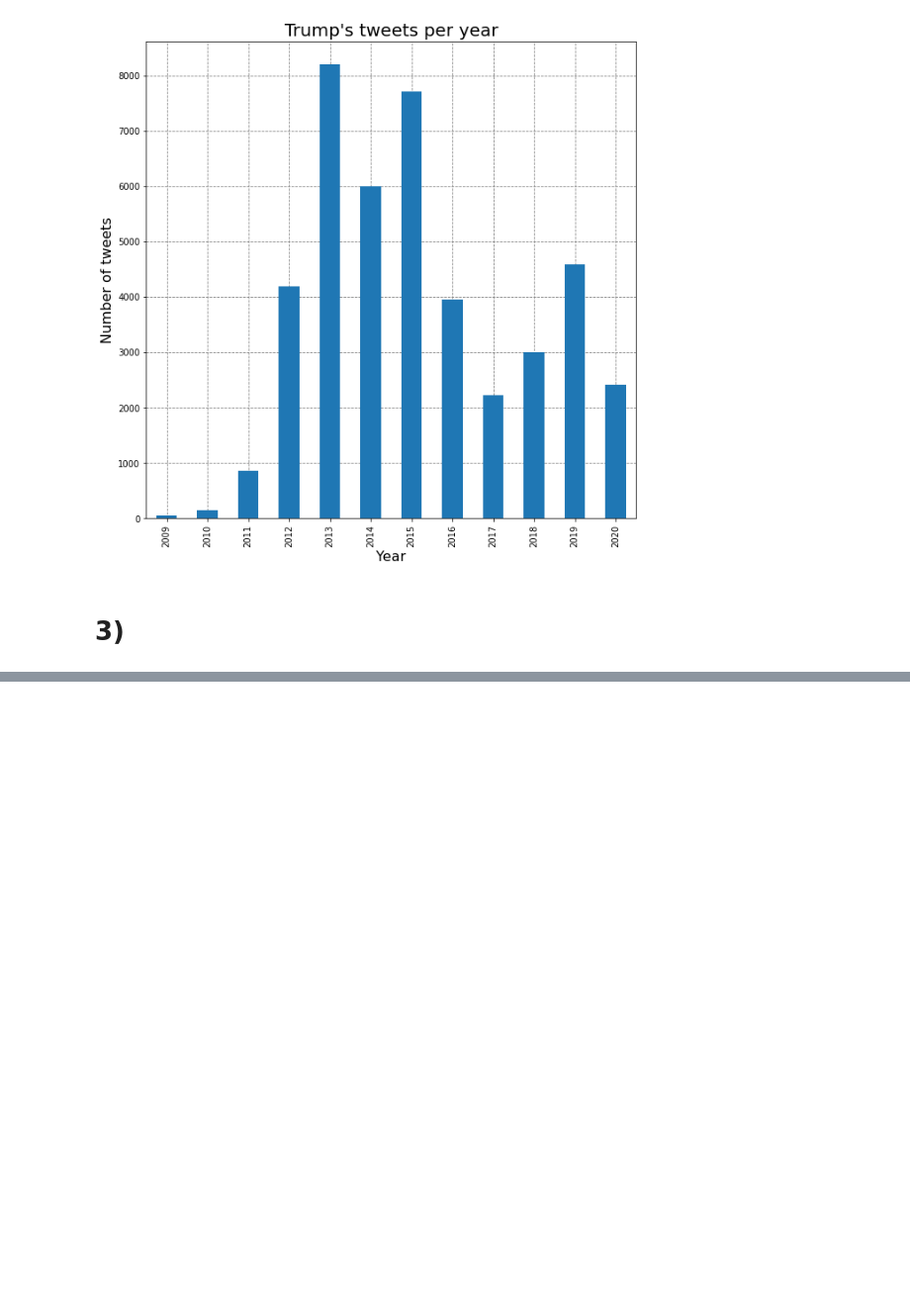
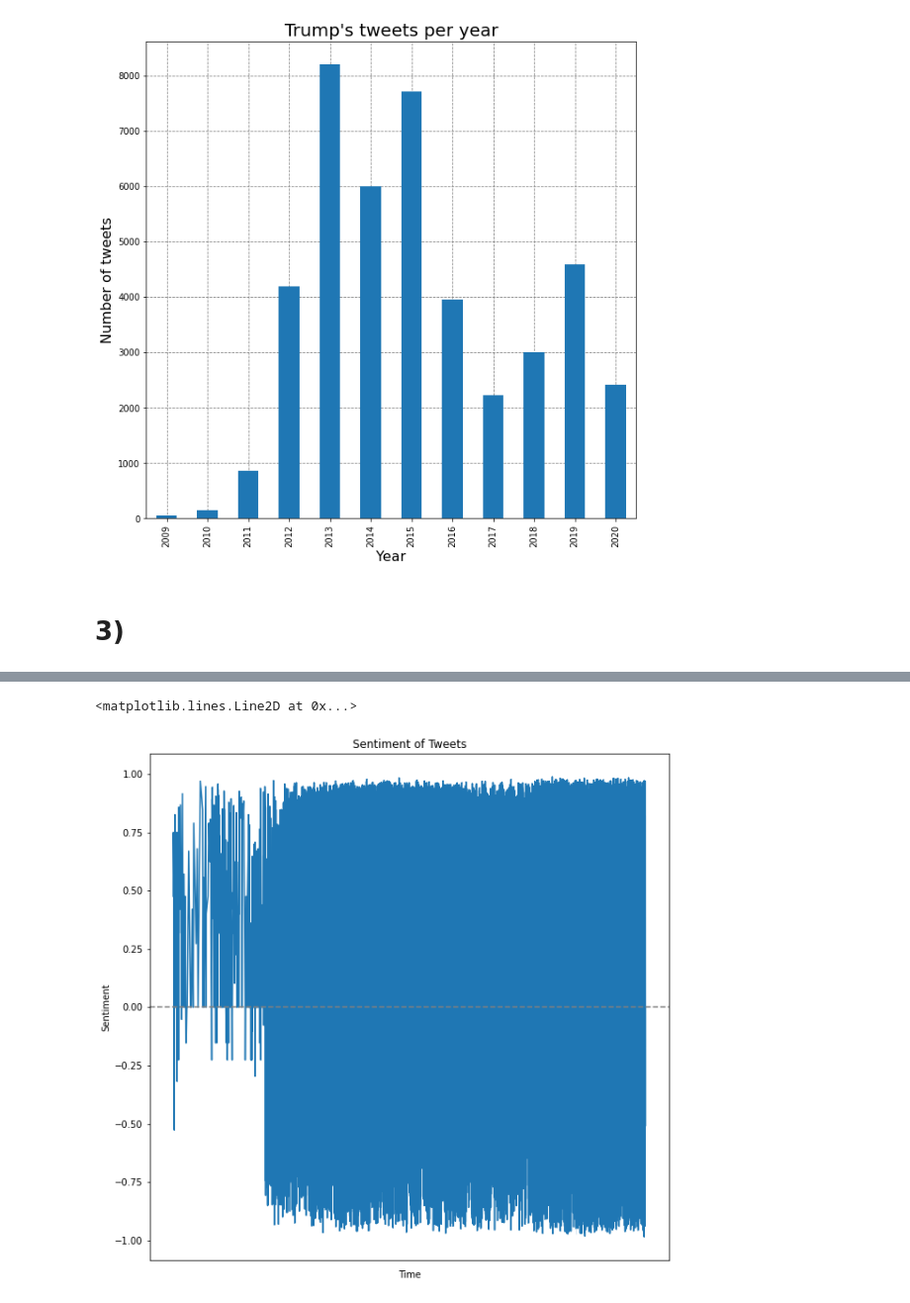
Before and after one commit to m-orlewski/nlp-sentiment-analysis, a Jupyter notebook: main.ipynb, the cells around one changed output, grey strips where cells are left out. Shown: that part at 99% size. Saved outputs shown, nothing was run; the diff lists cells and outputs as text; code cells hidden in the pictures; blank space fills up the shorter version.

```diff
--- a/main.ipynb
+++ b/main.ipynb
@@ -94,0 +297,15 @@ emb =
+# %%
+# Lineplot
+g = sns.lineplot(x='date', y='compound', data=df)
+
+g.set(xticklabels=[])
+g.set(title='Sentiment of Tweets')
+g.set(xlabel="Time")
+g.set(ylabel="Sentiment")
+g.tick_params(bottom=False)
+
+g.axhline(0, ls='--', c = 'grey')
+#Dużo tweetów dlatego tak
+# %% [output]
+<matplotlib.lines.Line2D at 0x...>
+[figure, added]
```
Also changed, not shown: parts of 24 cells of this notebook.
